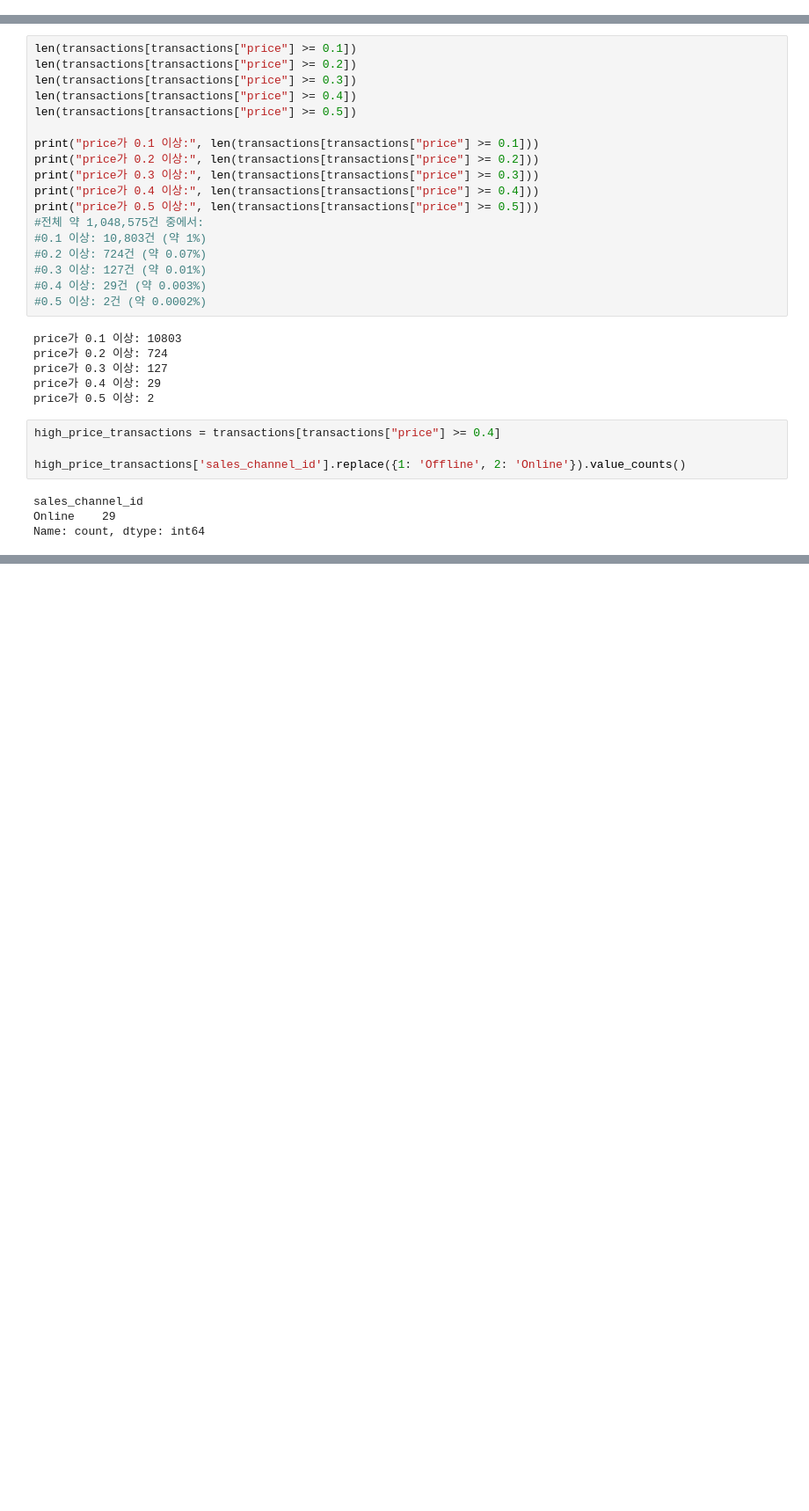
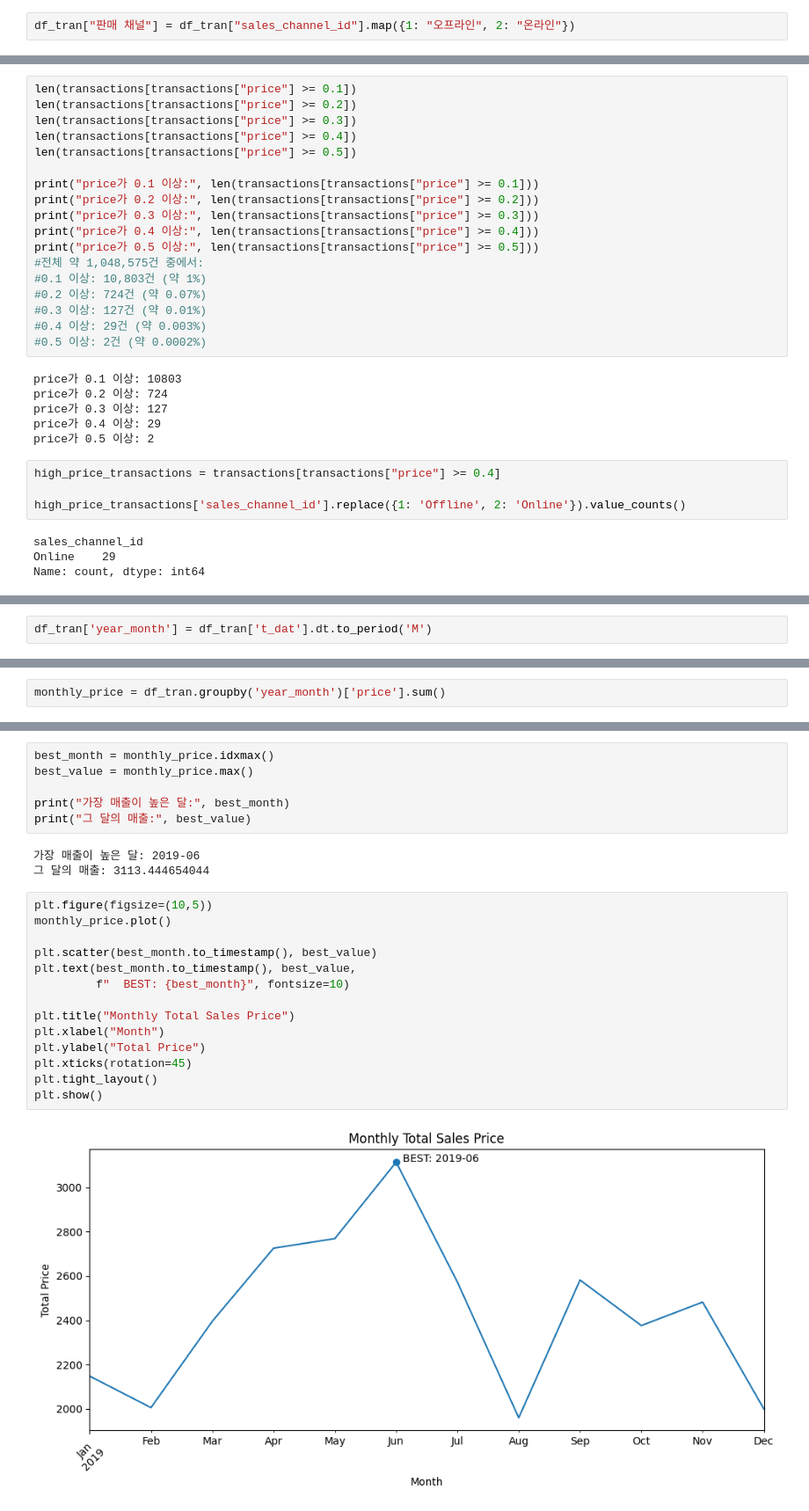
Before and after one commit to yoohengu/cross-gen-biz-analysis, a Jupyter notebook: notebooks/chanhui_eda/eda_01_data_check.ipynb, the cells around one changed output, grey strips where cells are left out. Shown at 88% size. Saved outputs shown, nothing was run; the diff lists cells and outputs as text; blank space fills up the shorter version.

```diff
--- a/notebooks/chanhui_eda/eda_01_data_check.ipynb
+++ b/notebooks/chanhui_eda/eda_01_data_check.ipynb
@@ -76,0 +99,2 @@ Name: count, dtype: int64
+# %%
+df_tran["판매 채널"] = df_tran["sales_channel_id"].map({1: "오프라인", 2: "온라인"})
@@ -122,0 +196,2 @@ Name: count, dtype: int64
+# %%
+df_tran['year_month'] = df_tran['t_dat'].dt.to_period('M')
@@ -122,0 +200,2 @@ Name: count, dtype: int64
+# %%
+monthly_price = df_tran.groupby('year_month')['price'].sum()
@@ -122,0 +219,25 @@ Name: count, dtype: int64
+# %%
+best_month = monthly_price.idxmax()
+best_value = monthly_price.max()
+
+print("가장 매출이 높은 달:", best_month)
+print("그 달의 매출:", best_value)
+# %% [output]
+가장 매출이 높은 달: 2019-06
+그 달의 매출: 3113.444654044
+# %%
+plt.figure(figsize=(10,5))
+monthly_price.plot()
+
+plt.scatter(best_month.to_timestamp(), best_value)
+plt.text(best_month.to_timestamp(), best_value,
+         f"  BEST: {best_month}", fontsize=10)
+
+plt.title("Monthly Total Sales Price")
+plt.xlabel("Month")
+plt.ylabel("Total Price")
+plt.xticks(rotation=45)
+plt.tight_layout()
+plt.show()
+# %% [output]
+[figure, added]
```
Also changed, not shown: parts of 22 cells of this notebook, 5 other files.
